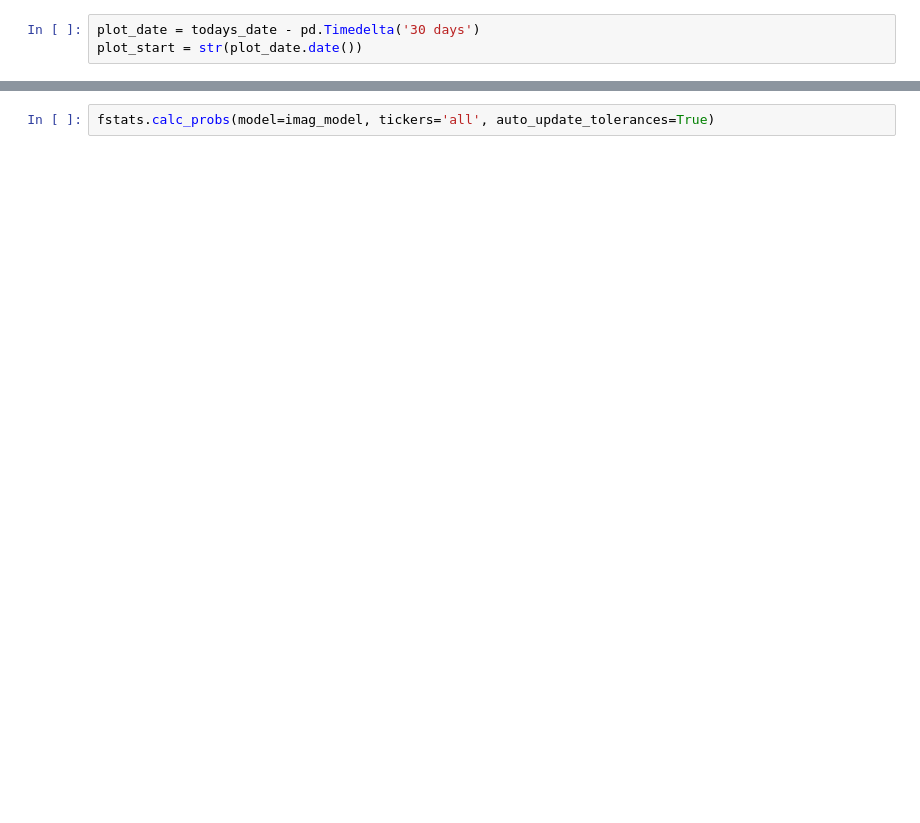
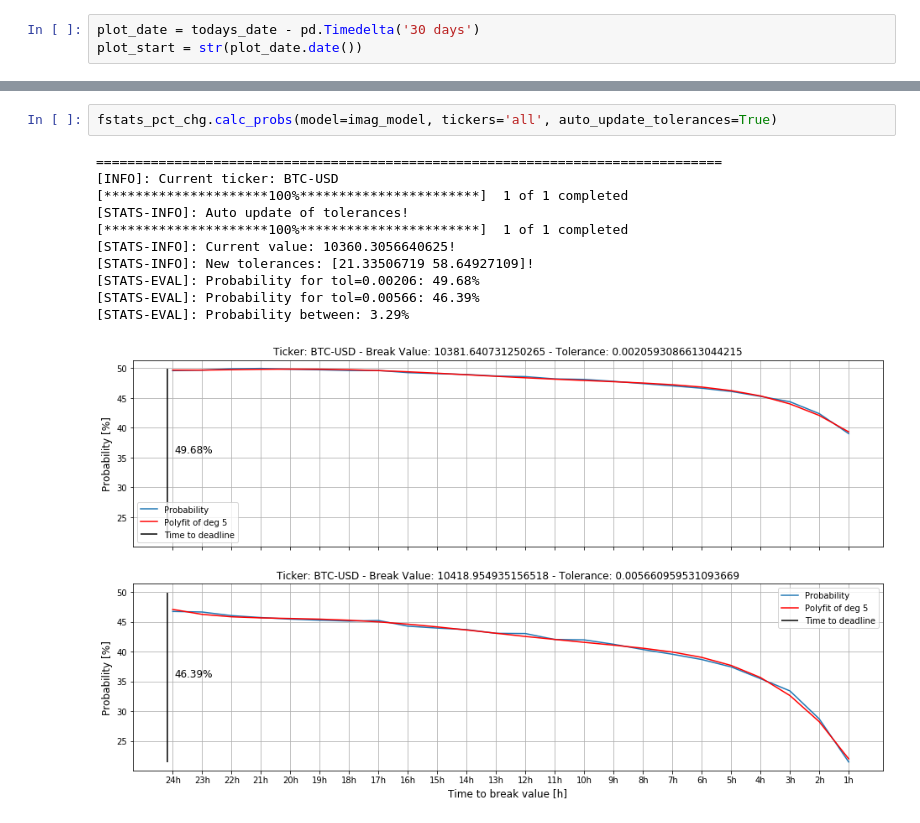
Before and after one commit to MarcoRosenzweig/FINANCE, a Jupyter notebook: MACD_ANALYSIS/CRYPTO/Crypto_Model.ipynb, the cells around one changed output, grey strips where cells are left out. Saved outputs shown, nothing was run; the diff lists cells and outputs as text; blank space fills up the shorter version.

```diff
--- a/MACD_ANALYSIS/CRYPTO/Crypto_Model.ipynb
+++ b/MACD_ANALYSIS/CRYPTO/Crypto_Model.ipynb
@@ -46,2 +93,14 @@ imag_model.show_possibilities(plot_from_date=plot_start, switch_axes=False)
 # %%
-fstats.calc_probs(model=imag_model, tickers='all', auto_update_tolerances=True)
+fstats_pct_chg.calc_probs(model=imag_model, tickers='all', auto_update_tolerances=True)
+# %% [output]
+================================================================================
+[INFO]: Current ticker: BTC-USD
+[*********************100%***********************]  1 of 1 completed
+[STATS-INFO]: Auto update of tolerances!
+[*********************100%***********************]  1 of 1 completed
+[STATS-INFO]: Current value: 10360.3056640625!
+[STATS-INFO]: New tolerances: [21.33506719 58.64927109]!
+[STATS-EVAL]: Probability for tol=0.00206: 49.68%
+[STATS-EVAL]: Probability for tol=0.00566: 46.39%
+[STATS-EVAL]: Probability between: 3.29%
+[figure, added]
```
Also changed, not shown: parts of 6 cells of this notebook, 10 other files.
